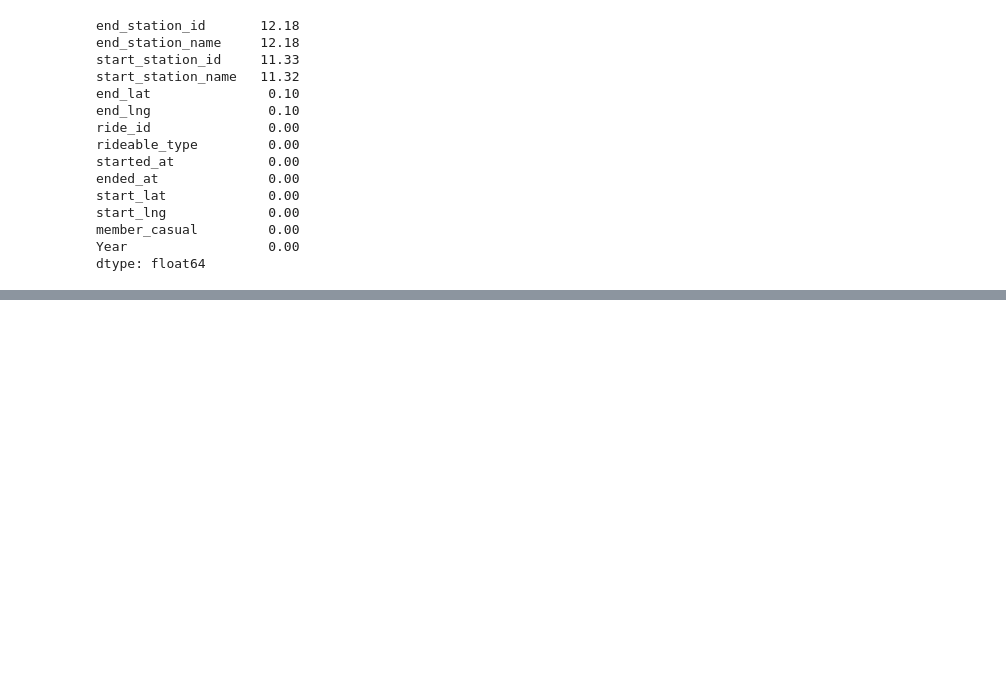
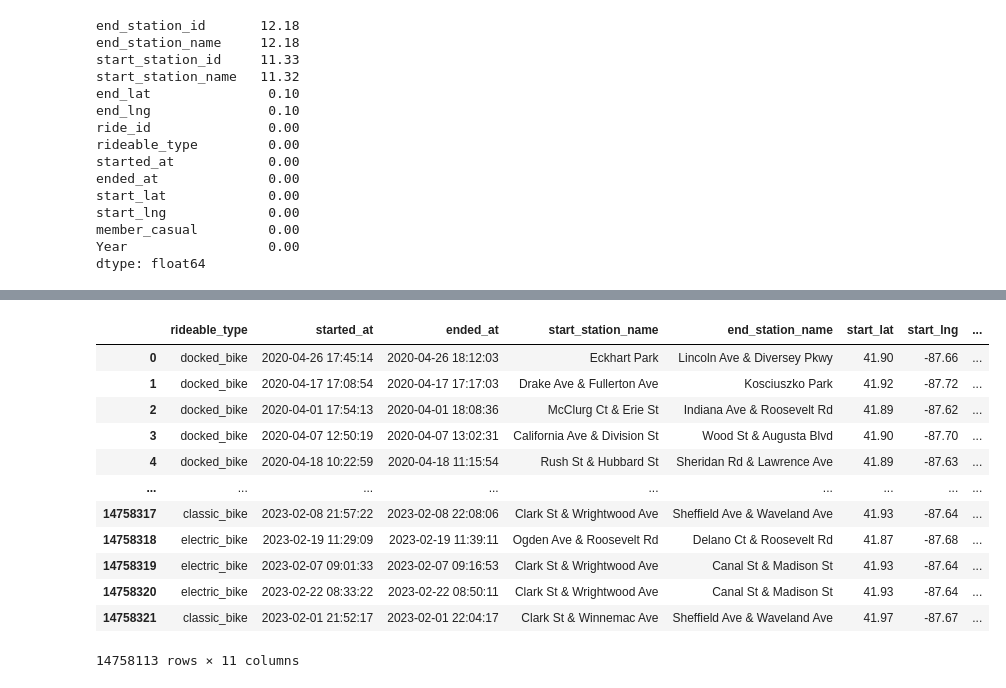
Before and after one commit to paul-trood/bicycle_sharing, a Jupyter notebook: 02_data_cleaning.ipynb, the cells around one changed output, grey strips where cells are left out. Saved outputs shown, nothing was run; the diff lists cells and outputs as text; code cells hidden in the pictures; blank space fills up the shorter version.

```diff
--- a/02_data_cleaning.ipynb
+++ b/02_data_cleaning.ipynb
@@ -63,0 +146,3 @@ dtype: float64
+# %%
+# Drop duplicate entries on the "ride_id" column
+csv = csv.drop_duplicates(subset="ride_id",keep="first")
@@ -63,0 +158,23 @@ dtype: float64
+# %%
+cols_to_drop =[
+    "ride_id",
+    "start_station_id",
+    "end_station_id"
+]
+
+new_df = csv.drop(cols_to_drop, axis = 1)
+new_df
+# %% [output]
+|  | rideable_type | started_at | ended_at | start_station_name | end_station_name | start_lat | start_lng | ... |
+| 0 | docked_bike | 2020-04-26 17:45:14 | 2020-04-26 18:12:03 | Eckhart Park | Lincoln Ave & Diversey Pkwy | 41.90 | -87.66 | ... |
+| 1 | docked_bike | 2020-04-17 17:08:54 | 2020-04-17 17:17:03 | Drake Ave & Fullerton Ave | Kosciuszko Park | 41.92 | -87.72 | ... |
+| 2 | docked_bike | 2020-04-01 17:54:13 | 2020-04-01 18:08:36 | McClurg Ct & Erie St | Indiana Ave & Roosevelt Rd | 41.89 | -87.62 | ... |
+| 3 | docked_bike | 2020-04-07 12:50:19 | 2020-04-07 13:02:31 | California Ave & Division St | Wood St & Augusta Blvd | 41.90 | -87.70 | ... |
+| 4 | docked_bike | 2020-04-18 10:22:59 | 2020-04-18 11:15:54 | Rush St & Hubbard St | Sheridan Rd & Lawrence Ave | 41.89 | -87.63 | ... |
+| ... | ... | ... | ... | ... | ... | ... | ... | ... |
+| 14758317 | classic_bike | 2023-02-08 21:57:22 | 2023-02-08 22:08:06 | Clark St & Wrightwood Ave | Sheffield Ave & Waveland Ave | 41.93 | -87.64 | ... |
+| 14758318 | electric_bike | 2023-02-19 11:29:09 | 2023-02-19 11:39:11 | Ogden Ave & Roosevelt Rd | Delano Ct & Roosevelt Rd | 41.87 | -87.68 | ... |
+| 14758319 | electric_bike | 2023-02-07 09:01:33 | 2023-02-07 09:16:53 | Clark St & Wrightwood Ave | Canal St & Madison St | 41.93 | -87.64 | ... |
+| 14758320 | electric_bike | 2023-02-22 08:33:22 | 2023-02-22 08:50:11 | Clark St & Wrightwood Ave | Canal St & Madison St | 41.93 | -87.64 | ... |
+| 14758321 | classic_bike | 2023-02-01 21:52:17 | 2023-02-01 22:04:17 | Clark St & Winnemac Ave | Sheffield Ave & Waveland Ave | 41.97 | -87.67 | ... |
+14758113 rows × 11 columns
```
Also changed, not shown: parts of 15 cells of this notebook.
